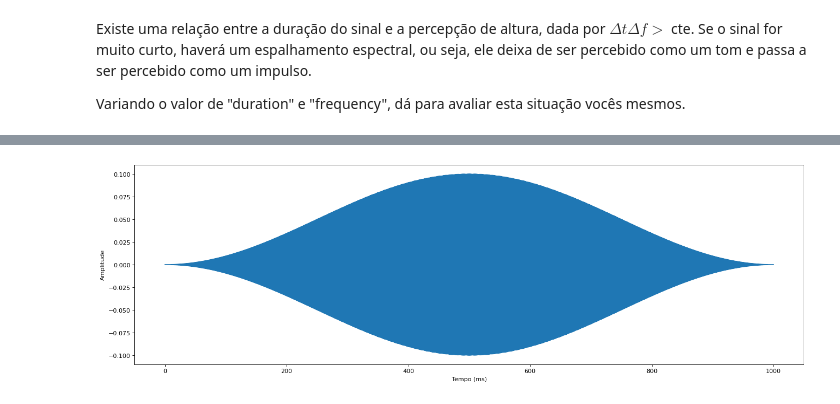
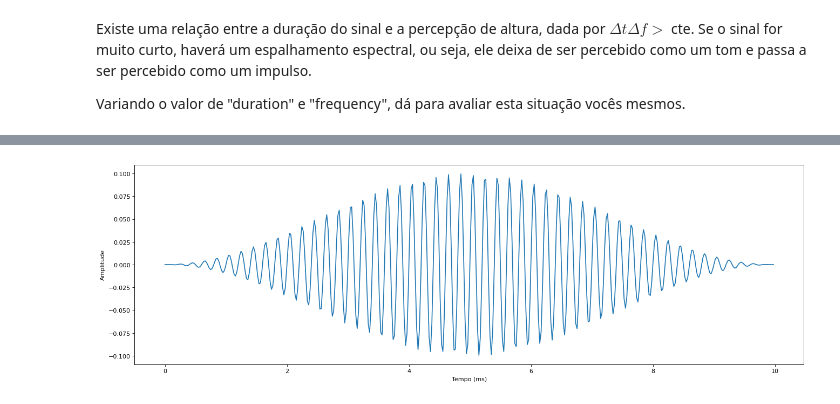
Before and after one commit to marinaalfarias/ia940, a Jupyter notebook: aula-3/AlturaVSduração.ipynb, the cells around one changed output, grey strips where cells are left out. Saved outputs shown, nothing was run; the diff lists cells and outputs as text; code cells hidden in the pictures.

```diff
--- a/aula-3/AlturaVSduração.ipynb
+++ b/aula-3/AlturaVSduração.ipynb
@@ -9,21 +9,21 @@ Existe uma relação entre a duração do sinal e a percepção de altura, dada
 
 Variando o valor de "duration" e "frequency", dá para avaliar esta situação vocês mesmos.
 # %%
-duration = 100 #in miliseconds
-frequency = 1000
+duration = 10 #in miliseconds
+frequency = 5000
 amplitude = .1
 sample_rate = 44100
 
 time = np.arange(0, duration/1000, 1/sample_rate)
 sinewave = amplitude * np.sin(2 * np.pi * frequency * time)
 audio = sinewave * np.hanning(len(sinewave))
 
 plt.figure(figsize=(20, 6), dpi=80)
 plt.plot(time*1000,audio)
 plt.xlabel('Tempo (ms)')
 plt.ylabel('Amplitude')
 
 Audio(audio, rate=sample_rate)
 # %% [output]
 [interactive output not drawn]
-[figure, old version]
+[figure, new version]
```
Also changed, not shown: 12 other files.
